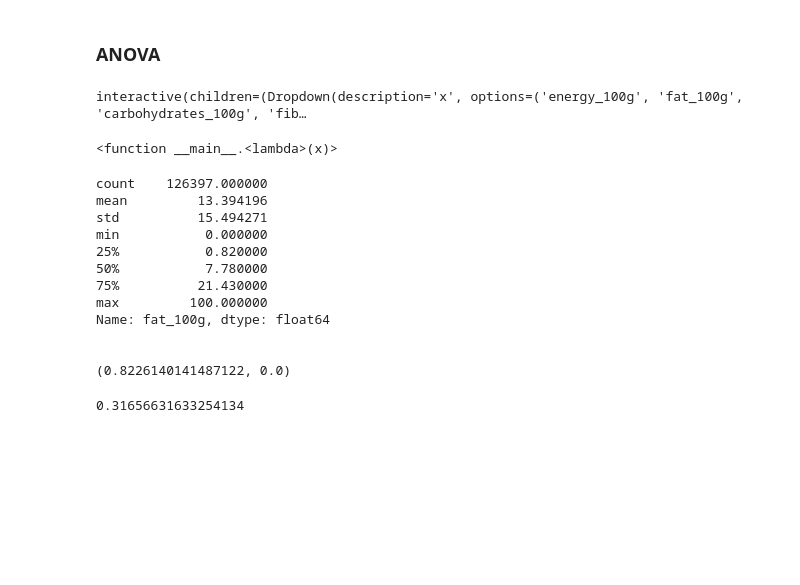
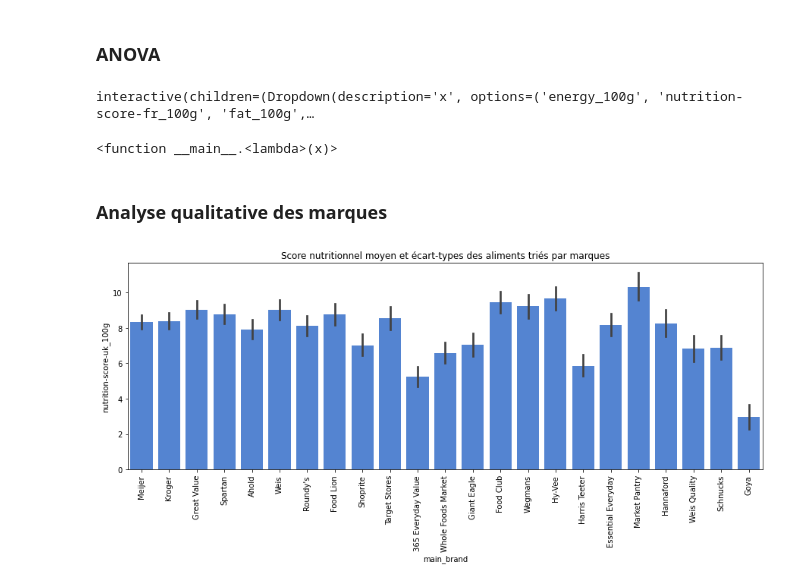
Before and after one commit to ThibaultDieudonne/OpenFoodFacts-Data-Exploration, a Jupyter notebook: notebook.ipynb, the cells around one changed output. Drawn from its saved outputs; the diff is of its cells as text; code cells hidden in the pictures; blank space fills up the shorter version.

```diff
--- a/notebook.ipynb
+++ b/notebook.ipynb
@@ -197,4 +196,12 @@ def normalcheck(nutriment):
 # %%
+def normalcheck(nutriment):
+    ksr = str(stats.kstest(data[nutriment], 'norm'))
+    ksr = ksr.split(", ")
+    ksr[0] = round(float(ksr[0].split("=")[1]), 2)
+    ksr[1] = float(ksr[1].split("=")[1][:-1])
+    print(f"Test de normalité de kolmogorov-smirnov: {ksr[0]} (p value = {ksr[1]})")
+
+
 def eta_squared(x,y):
     moyenne_y = y.mean()
     classes = []
@@ -210,29 +217,44 @@ def eta_squared(x,y):
 def nutrianova(nutriment):
     X = "nutrition_grade_fr" # qualitative
     Y = nutriment # quantitative
-    sous_echantillon = data[data[X].notnull()][data[Y].notnull()]
-    print('\n')
-    print(eta_squared(sous_echantillon[X],sous_echantillon[Y]))
+    sous_echantillon = data[data[X].notnull()]
+    sous_echantillon = sous_echantillon[sous_echantillon[Y].notnull()]
+    print(f"Résultat de l'ANOVA: eta²={round(eta_squared(sous_echantillon[X],sous_echantillon[Y]), 2)}")
+
+
+def anova(nutriment):
+    sns.displot(data[nutriment], kde=True)
+    plt.show()
+    normalcheck(nutriment)
+    nutrianova(nutriment)
+
+
+interact(lambda x:anova(x), x=nutrition)
+# %% [output]
+interactive(children=(Dropdown(description='x', options=('energy_100g', 'nutrition-score-fr_100g', 'fat_100g',…
+<function __main__.<lambda>(x)>
-# %%
-interact(lambda x:show_normal(x), x=nutrition)
-# %% [output]
-interactive(children=(Dropdown(description='x', options=('energy_100g', 'fat_100g', 'carbohydrates_100g', 'fib…
-<function __main__.<lambda>(x)>
-# %%
-nut = nutrition[1]
-normalcheck(nut)
-nutrianova(nut)
-# %% [output]
-count    126397.000000
-mean         13.394196
-std          15.494271
-min           0.000000
-25%           0.820000
-50%           7.780000
-75%          21.430000
-max         100.000000
-Name: fat_100g, dtype: float64
-
-
-(0.8226140141487122, 0.0)
-0.31656631633254134
+# %% [markdown]
+### Analyse qualitative des marques
+# %%
+# creating a new column for main brand, using the fact that main brand is written first
+def getfirstbrand(string):
+    if isinstance(string, float):
+        return string
+    return string.split(',')[0]
+
+data['main_brand'] = data['brands'].apply(getfirstbrand)
+
+# selecting brands with more than 500 items in our dataframe
+mybrands = []
+for i, j in zip(data["main_brand"].value_counts().keys(), data["main_brand"].value_counts()):
+    if j > 500:
+        mybrands.append(i)
+
+# plotting nutriscores
+fig, ax = plt.subplots(figsize=(15, 5))
+grp = sns.barplot(ax=ax, x="main_brand", y="nutrition-score-uk_100g", data=data, color=(0.25, 0.5, 0.9), order=mybrands)
+grp.set_title("Score nutritionnel moyen et écart-types des aliments triés par marques")
+for item in grp.get_xticklabels():
+    item.set_rotation(90)
+# %% [output]
+[figure, added]
```
Also changed, not shown: parts of 10 cells of this notebook, 3 other files.
